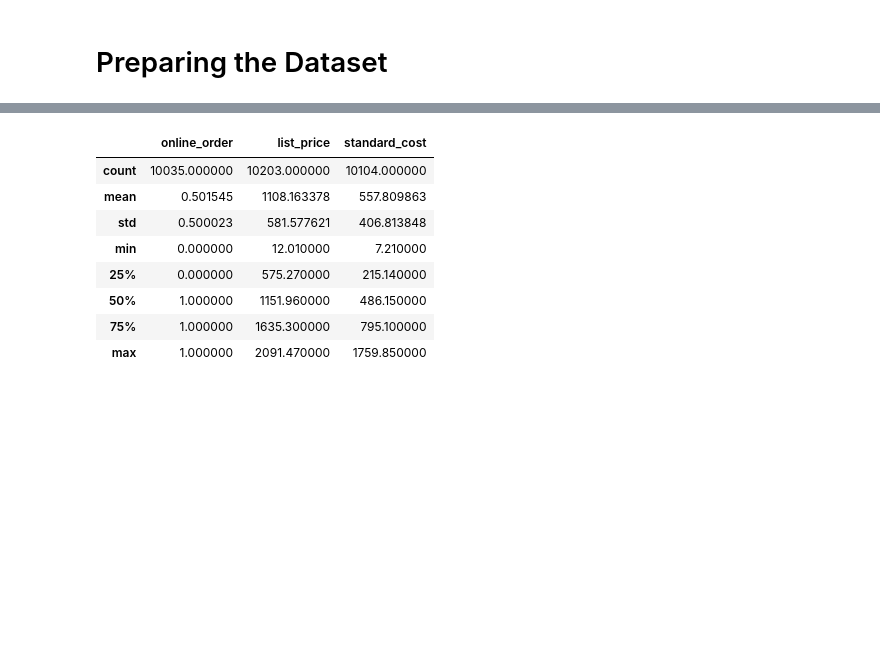
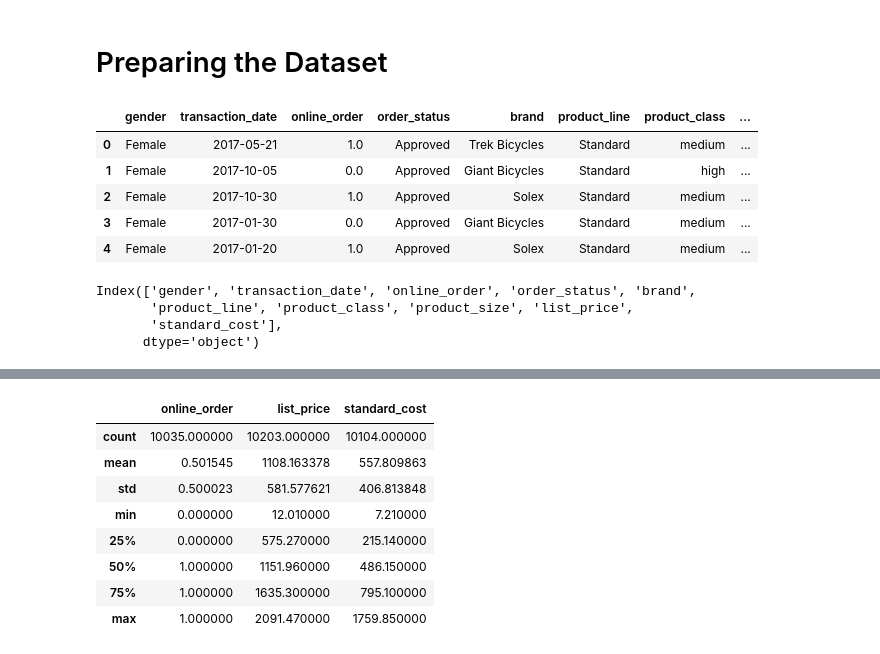
Before and after one commit to Dennieeeee/KPMG-Customer-Analytics-Project, a Jupyter notebook: KPMG_new_data.ipynb, the cells around one changed output, grey strips where cells are left out. Drawn from its saved outputs; the diff is of its cells as text; code cells hidden in the pictures; blank space fills up the shorter version.

```diff
--- a/KPMG_new_data.ipynb
+++ b/KPMG_new_data.ipynb
@@ -16,8 +16,24 @@ Saving KPMG_new_data.csv to KPMG_new_data (3).csv
+# %%
+url = 'https://raw.githubusercontent.com/Dennieeeee/KPMG-virtual-internship/master/KPMG_new_data.csv'
 # %%
-df = pd.read_csv(io.BytesIO(data_to_load['KPMG_new_data.csv']))
+df = pd.read_csv(url)
 # %% [markdown]
 # Preparing the Dataset
 # %%
 df1=df[['gender','transaction_date','online_order','order_status','brand','product_line','product_class','product_size','list_price','standard_cost']]
 # %%
-df1
+df1.head()
+# %% [output]
+|  | gender | transaction_date | online_order | order_status | brand | product_line | product_class | ... |
+| 0 | Female | 2017-05-21 | 1.0 | Approved | Trek Bicycles | Standard | medium | ... |
+| 1 | Female | 2017-10-05 | 0.0 | Approved | Giant Bicycles | Standard | high | ... |
+| 2 | Female | 2017-10-30 | 1.0 | Approved | Solex | Standard | medium | ... |
+| 3 | Female | 2017-01-30 | 0.0 | Approved | Giant Bicycles | Standard | medium | ... |
+| 4 | Female | 2017-01-20 | 1.0 | Approved | Solex | Standard | medium | ... |
+# %%
+df1.columns
+# %% [output]
+Index(['gender', 'transaction_date', 'online_order', 'order_status', 'brand',
+       'product_line', 'product_class', 'product_size', 'list_price',
+       'standard_cost'],
+      dtype='object')
```
Also changed, not shown: parts of 36 cells of this notebook.
